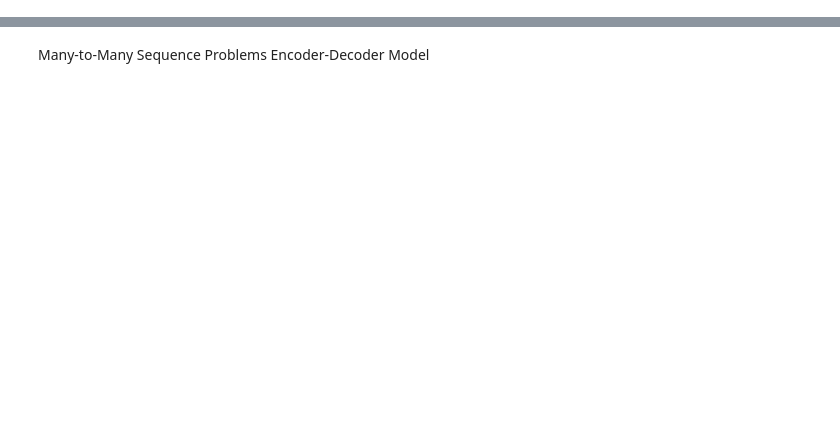
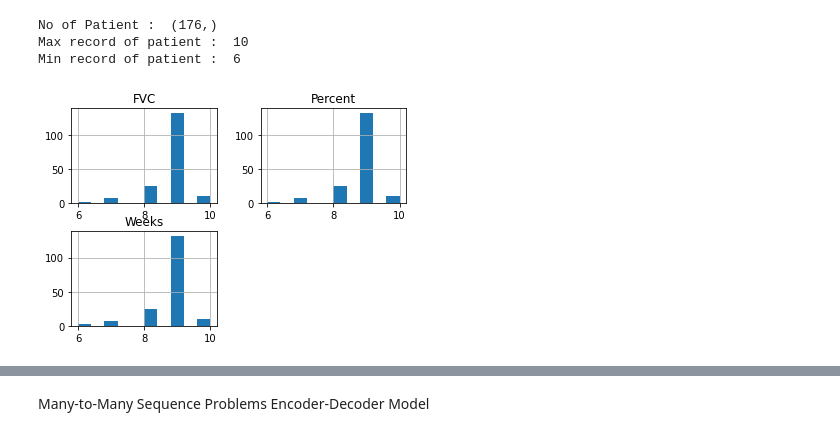
Before and after one commit to dksingh1985/ML, a Jupyter notebook: OSIC.ipynb, the cells around one changed output, grey strips where cells are left out. Drawn from its saved outputs; the diff is of its cells as text; code cells hidden in the pictures; blank space fills up the shorter version.

```diff
--- a/OSIC.ipynb
+++ b/OSIC.ipynb
@@ -28,0 +93,17 @@ AttributeError: module 'tensorflow_core._api.v2.config' has no attribute 'list_p
+# %%
+print ("No of Patient : " , df.Patient.unique().shape)
+
+df_gb = df.groupby(['Patient','Age','Sex','SmokingStatus']).count()
+
+print("Max record of patient : " , df_gb["Weeks"].max())
+
+print("Min record of patient : " , df_gb["Weeks"].min())
+
+df_gb.hist()
+
+plt.show()
+# %% [output]
+No of Patient :  (176,)
+Max record of patient :  10
+Min record of patient :  6
+[figure, added]
```
Also changed, not shown: parts of 18 cells of this notebook, 1 other file.
